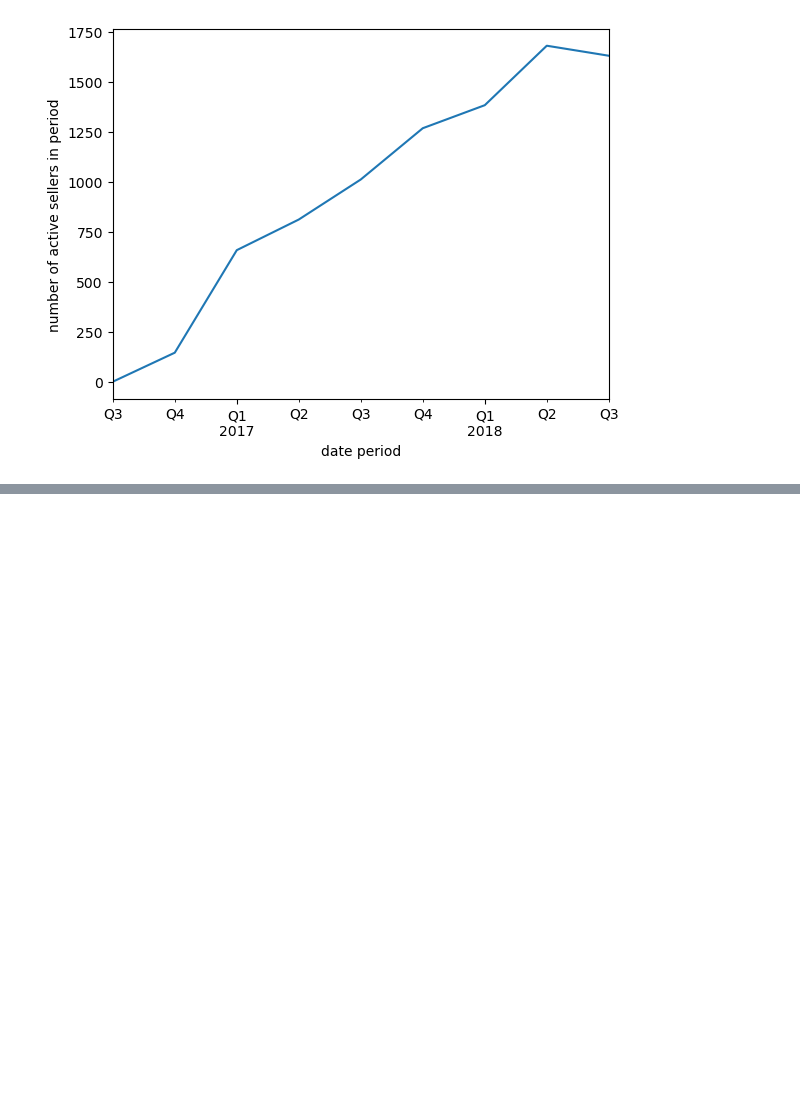
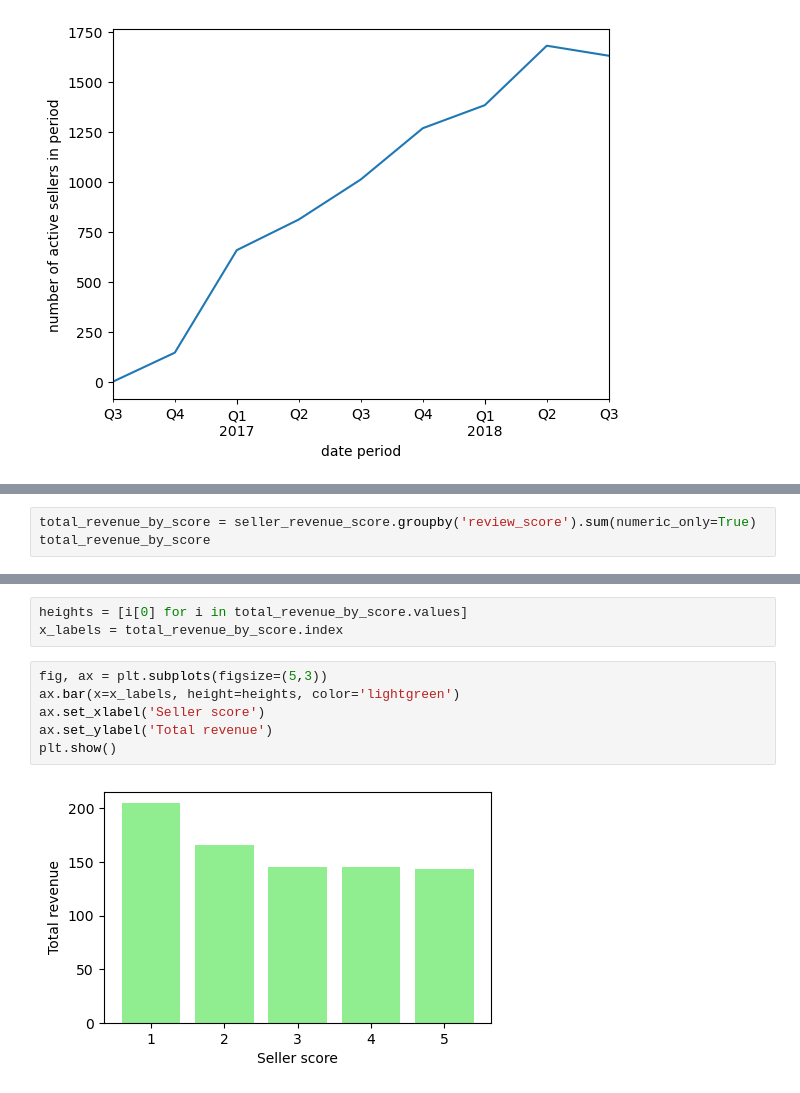
Before and after one commit to chusk2/git_, a Jupyter notebook: olist.ipynb, the cells around one changed output, grey strips where cells are left out. Saved outputs shown, nothing was run; the diff lists cells and outputs as text; blank space fills up the shorter version.

```diff
--- a/olist.ipynb
+++ b/olist.ipynb
@@ -434,0 +565,3 @@ plt.show()
+# %%
+total_revenue_by_score = seller_revenue_score.groupby('review_score').sum(numeric_only=True)
+total_revenue_by_score
@@ -434,0 +587,11 @@ plt.show()
+# %%
+heights = [i[0] for i in total_revenue_by_score.values]
+x_labels = total_revenue_by_score.index
+# %%
+fig, ax = plt.subplots(figsize=(5,3))
+ax.bar(x=x_labels, height=heights, color='lightgreen')
+ax.set_xlabel('Seller score')
+ax.set_ylabel('Total revenue')
+plt.show()
+# %% [output]
+[figure, added]
```
Also changed, not shown: parts of 24 cells of this notebook.
